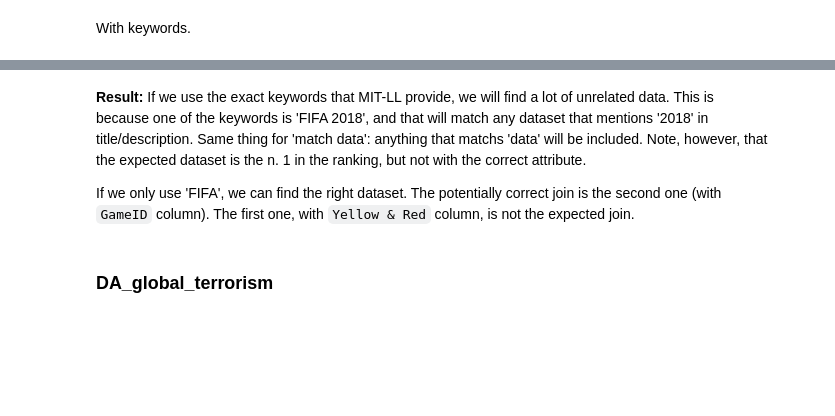
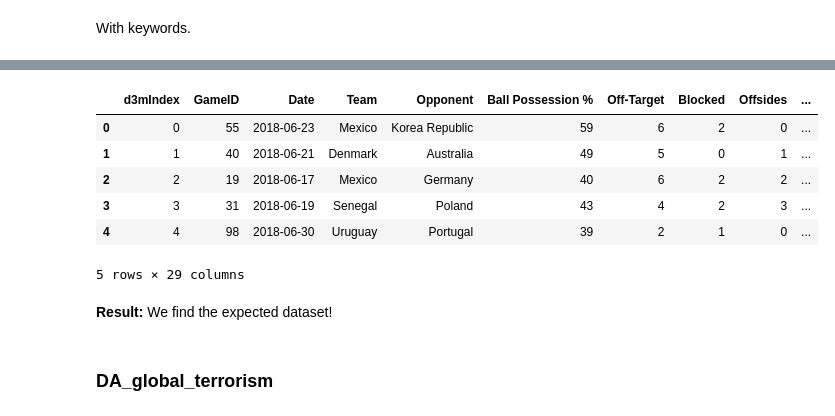
Before and after one commit to VIDA-NYU/auctus, a Jupyter notebook: examples/data-augmentation-seed-problems.ipynb, the cells around one changed output, grey strips where cells are left out. Saved outputs shown, nothing was run; the diff lists cells and outputs as text; code cells hidden in the pictures; blank space fills up the shorter version.

```diff
--- a/examples/data-augmentation-seed-problems.ipynb
+++ b/examples/data-augmentation-seed-problems.ipynb
@@ -226,7 +209,8 @@ Right Columns: [[('0', 11)]]
 With keywords.
 # %%
 query = datamart.DatamartQuery(
-    keywords=['soccer', 'FIFA'],  # from problemDoc.json
+    keywords=['sports', 'soccer', 'FIFA 2018', 'statistics',
+              'match data', 'man of the match'],  # from problemDoc.json
     variables=[]
 )
 cursor = client.search_with_data(query=query, supplied_data=fifa2018_manofmatch)
@@ -257,7 +240,17 @@ Right Columns: [[('0', 3)]]
-# %% [markdown]
-**Result:** If we use the exact keywords that MIT-LL provide, we will find a lot of unrelated data. This is because one of the keywords is 'FIFA 2018', and that will match any dataset that mentions '2018' in title/description. Same thing for 'match data': anything that matchs 'data' will be included. Note, however, that the expected dataset is the n. 1 in the ranking, but not with the correct attribute.
-
-If we only use 'FIFA', we can find the right dataset. The potentially correct join is the second one (with `GameID` column). The first one, with `Yellow & Red` column, is not the expected join.
+# %%
+join_ = results[0].augment(supplied_data=fifa2018_manofmatch)
+# %%
+join_['learningData'].head()
+# %% [output]
+|  | d3mIndex | GameID | Date | Team | Opponent | Ball Possession % | Off-Target | Blocked | Offsides | ... |
+| 0 | 0 | 55 | 2018-06-23 | Mexico | Korea Republic | 59 | 6 | 2 | 0 | ... |
+| 1 | 1 | 40 | 2018-06-21 | Denmark | Australia | 49 | 5 | 0 | 1 | ... |
+| 2 | 2 | 19 | 2018-06-17 | Mexico | Germany | 40 | 6 | 2 | 2 | ... |
+| 3 | 3 | 31 | 2018-06-19 | Senegal | Poland | 43 | 4 | 2 | 3 | ... |
+| 4 | 4 | 98 | 2018-06-30 | Uruguay | Portugal | 39 | 2 | 1 | 0 | ... |
+5 rows × 29 columns
+# %% [markdown]
+**Result:** We find the expected dataset!
 # %% [markdown]
 ### DA_global_terrorism
 # %%
```
Also changed, not shown: parts of 42 cells of this notebook, 4 other files.
